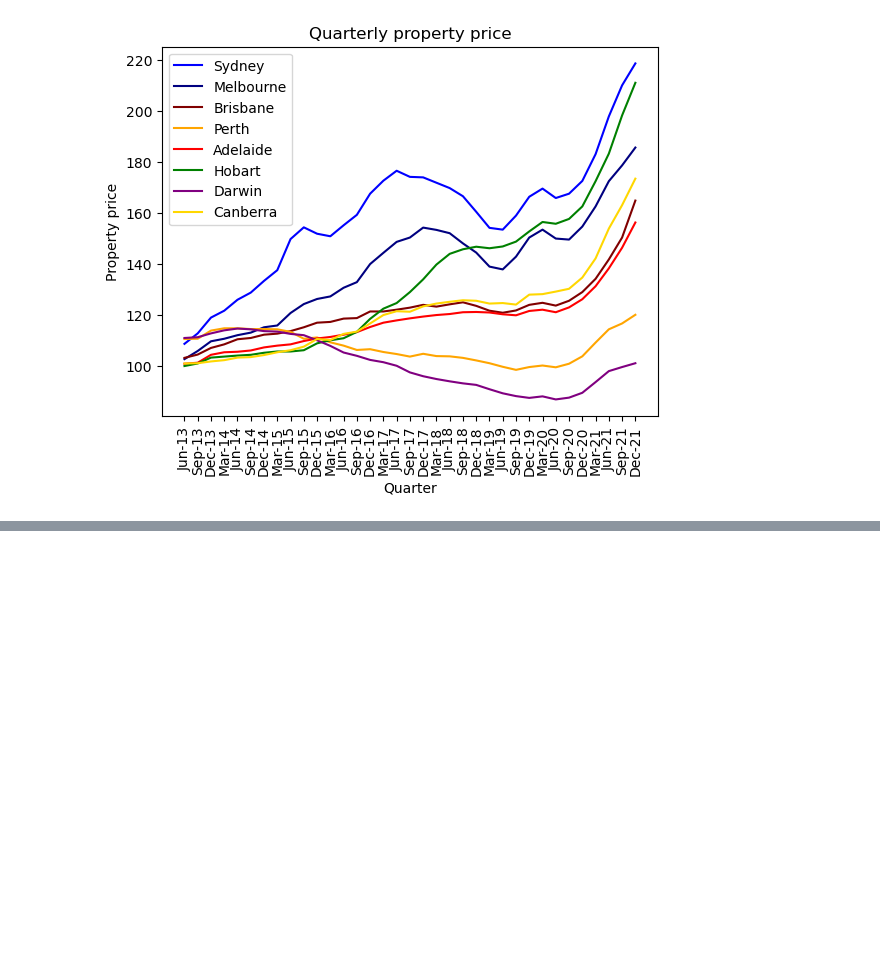
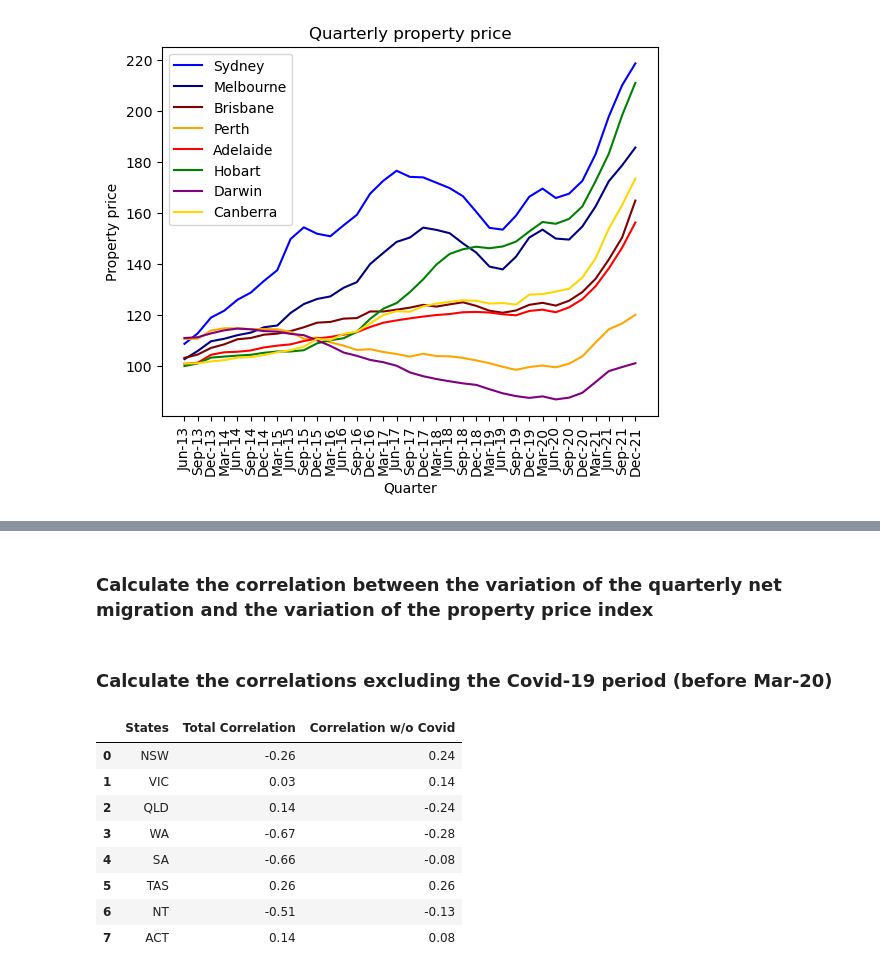
Before and after one commit to L-Tren/Project-1-Group-2, a Jupyter notebook: Project_1_Group2.ipynb, the cells around one changed output, grey strips where cells are left out. Drawn from its saved outputs; the diff is of its cells as text; code cells hidden in the pictures; blank space fills up the shorter version.

```diff
--- a/Project_1_Group2.ipynb
+++ b/Project_1_Group2.ipynb
@@ -480,0 +517,2 @@ AttributeError: 'DataFrame' object has no attribute 'hvplot'
+# %% [markdown]
+### Calculate the correlation between the variation of the quarterly net migration and the variation of the property price index
@@ -480,0 +569,2 @@ AttributeError: 'DataFrame' object has no attribute 'hvplot'
+# %% [markdown]
+### Calculate the correlations excluding the Covid-19 period (before Mar-20)
@@ -480,0 +616,18 @@ AttributeError: 'DataFrame' object has no attribute 'hvplot'
+# %%
+# Consolidate all correlations calculated in one dataframe
+summary_correlations_df = pd.DataFrame({'States':states,
+                                        'Total Correlation':correlations_list,
+                                        'Correlation w/o Covid':no_covid_correlations_list,
+                                        })
+# %%
+summary_correlations_df
+# %% [output]
+|  | States | Total Correlation | Correlation w/o Covid |
+| 0 | NSW | -0.26 | 0.24 |
+| 1 | VIC | 0.03 | 0.14 |
+| 2 | QLD | 0.14 | -0.24 |
+| 3 | WA | -0.67 | -0.28 |
+| 4 | SA | -0.66 | -0.08 |
+| 5 | TAS | 0.26 | 0.26 |
+| 6 | NT | -0.51 | -0.13 |
+| 7 | ACT | 0.14 | 0.08 |
```
Also changed, not shown: parts of 6 cells of this notebook.
